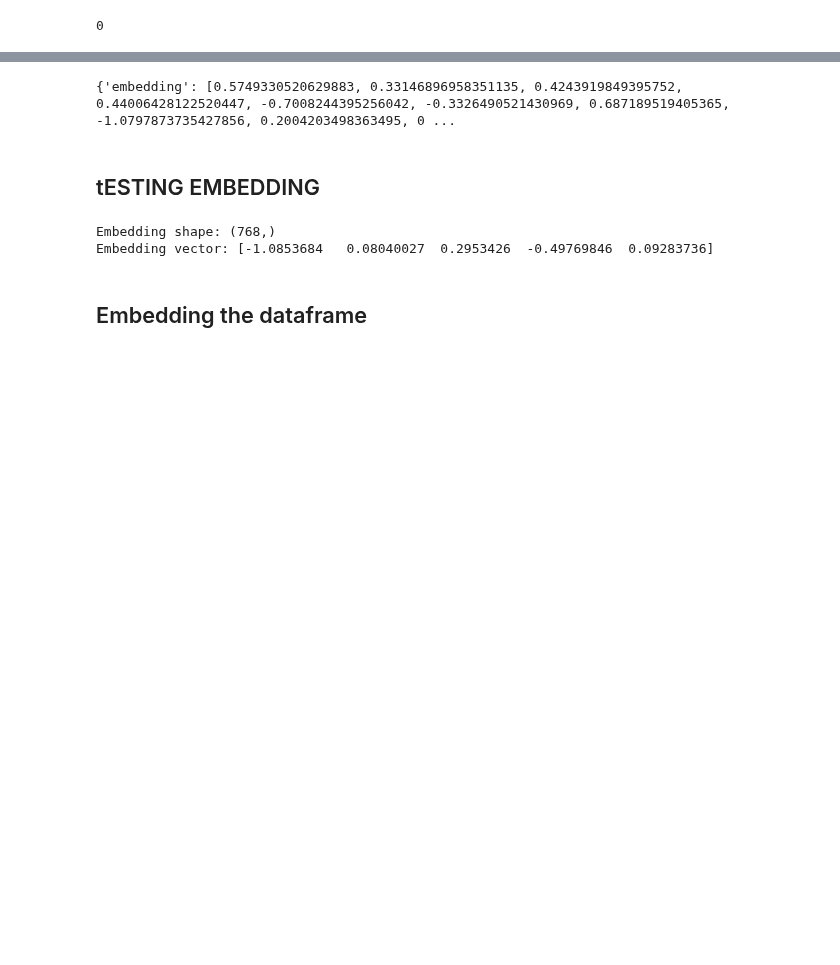
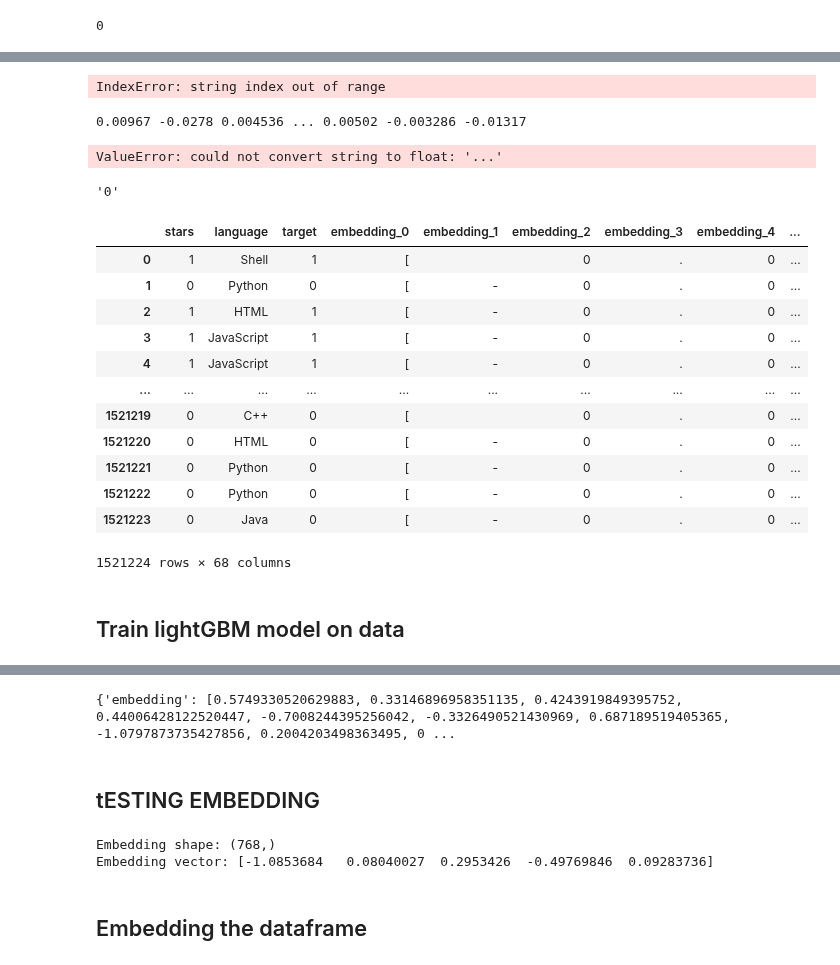
Before and after one commit to RecandChat/CodeCompass, a Jupyter notebook: codecompasslib/models/lightgbm_with_openai_embed.ipynb, the cells around one changed output, grey strips where cells are left out. Saved outputs shown, nothing was run; the diff lists cells and outputs as text; code cells hidden in the pictures; blank space fills up the shorter version.

```diff
--- a/codecompasslib/models/lightgbm_with_openai_embed.ipynb
+++ b/codecompasslib/models/lightgbm_with_openai_embed.ipynb
@@ -232,12 +223,0 @@ df_with_embeddings.head()
-# %%
-strings_to_embed = df['description'].tolist()[:2000]
-
-# Call the function and get the embeddings
-embeddings_response = get_embeddings(strings_to_embed)
-
-# Extract the embeddings from the response
-embeddings = [embedding.embedding for embedding in embeddings_response.data]
-print(len(embeddings))
-embeddings = embeddings[:5]
-for i in range(len(embeddings)):
-    print(strings_to_embed[i], embeddings[i])
@@ -263,0 +224,53 @@ ImportError: cannot import name 'MistralEmbeddings' from 'langchain_community.em
+# %%
+df_test['description_embedding'][0][100]
+# %% [output]
+IndexError: string index out of range
+# %%
+def to_array(x):
+    input_string = x
+
+    # Remove first and last characters
+    trimmed_string = input_string[1:-1]
+
+    # Replace trailing white spaces with a single space
+    trimmed_string = ' '.join(trimmed_string.split())
+    print(trimmed_string)
+    # Split the string on white space and convert to floats
+    float_list = [float(x) for x in trimmed_string.split()]
+    return float_list
+to_array(str(df_test['description_embedding'][0]))
+# %% [output]
+0.00967 -0.0278 0.004536 ... 0.00502 -0.003286 -0.01317
+ValueError: could not convert string to float: '...'
+# %%
+# get one example of description_embedding
+df_new['description_embedding'][0][2]
+# %% [output]
+'0'
+# %%
+# Flatten the embeddings each element into a separate column
+# Expand the 'description_Embedding' column into separate columns
+expanded_embeddings = pd.DataFrame()
+for i in range(len(df_new['description_embedding'][0])):
+    expanded_embeddings[f'embedding_{i}'] = df_new['description_embedding'].apply(lambda x: x[i] if i < len(x) else None)
+
+# Concatenate the flattened embeddings with the original DataFrame (minus the 'embeddings' column)
+df_ready_for_model = pd.concat([df_new.drop('description_embedding', axis=1), expanded_embeddings], axis=1)
+
+df_ready_for_model
+# %% [output]
+|  | stars | language | target | embedding_0 | embedding_1 | embedding_2 | embedding_3 | embedding_4 | ... |
+| 0 | 1 | Shell | 1 | [ |  | 0 | . | 0 | ... |
+| 1 | 0 | Python | 0 | [ | - | 0 | . | 0 | ... |
+| 2 | 1 | HTML | 1 | [ | - | 0 | . | 0 | ... |
+| 3 | 1 | JavaScript | 1 | [ | - | 0 | . | 0 | ... |
+| 4 | 1 | JavaScript | 1 | [ | - | 0 | . | 0 | ... |
+| ... | ... | ... | ... | ... | ... | ... | ... | ... | ... |
+| 1521219 | 0 | C++ | 0 | [ |  | 0 | . | 0 | ... |
+| 1521220 | 0 | HTML | 0 | [ | - | 0 | . | 0 | ... |
+| 1521221 | 0 | Python | 0 | [ | - | 0 | . | 0 | ... |
+| 1521222 | 0 | Python | 0 | [ | - | 0 | . | 0 | ... |
+| 1521223 | 0 | Java | 0 | [ | - | 0 | . | 0 | ... |
+1521224 rows × 68 columns
+# %% [markdown]
+## Train lightGBM model on data
```
Also changed, not shown: parts of 24 cells of this notebook, 1 other file.
